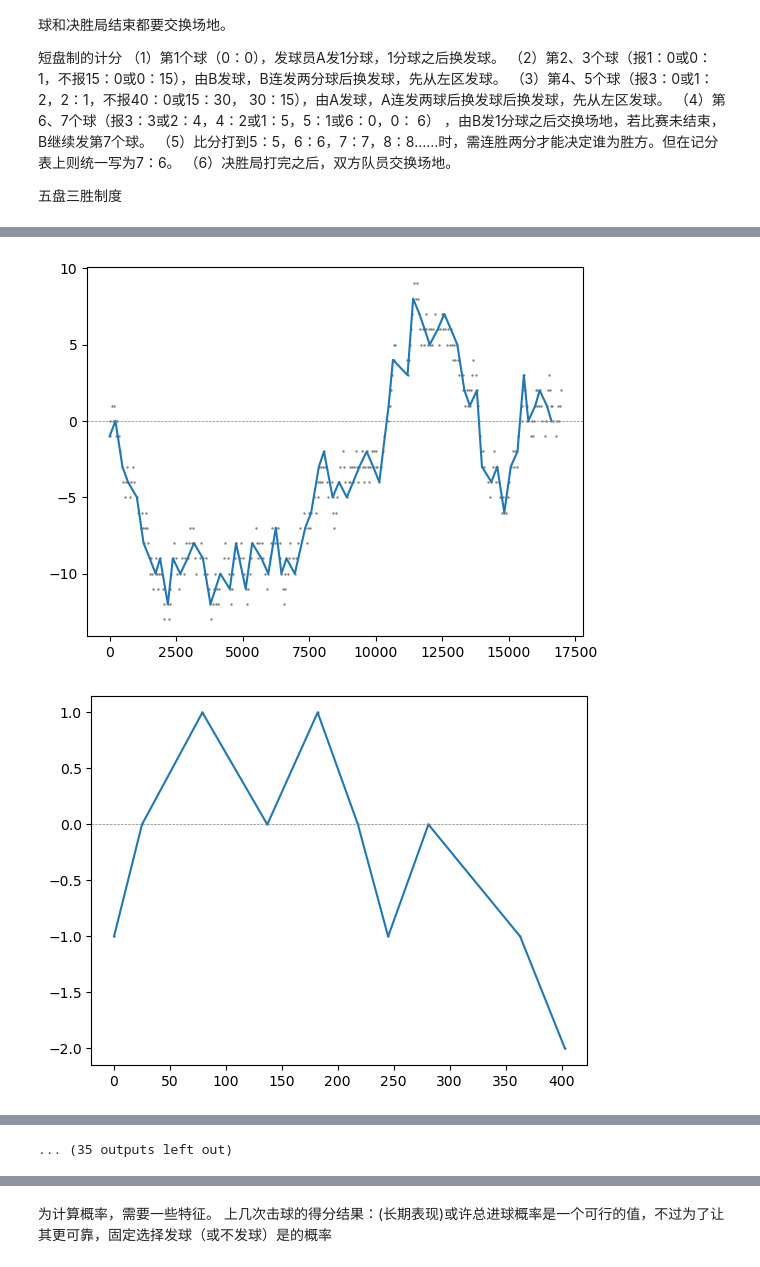
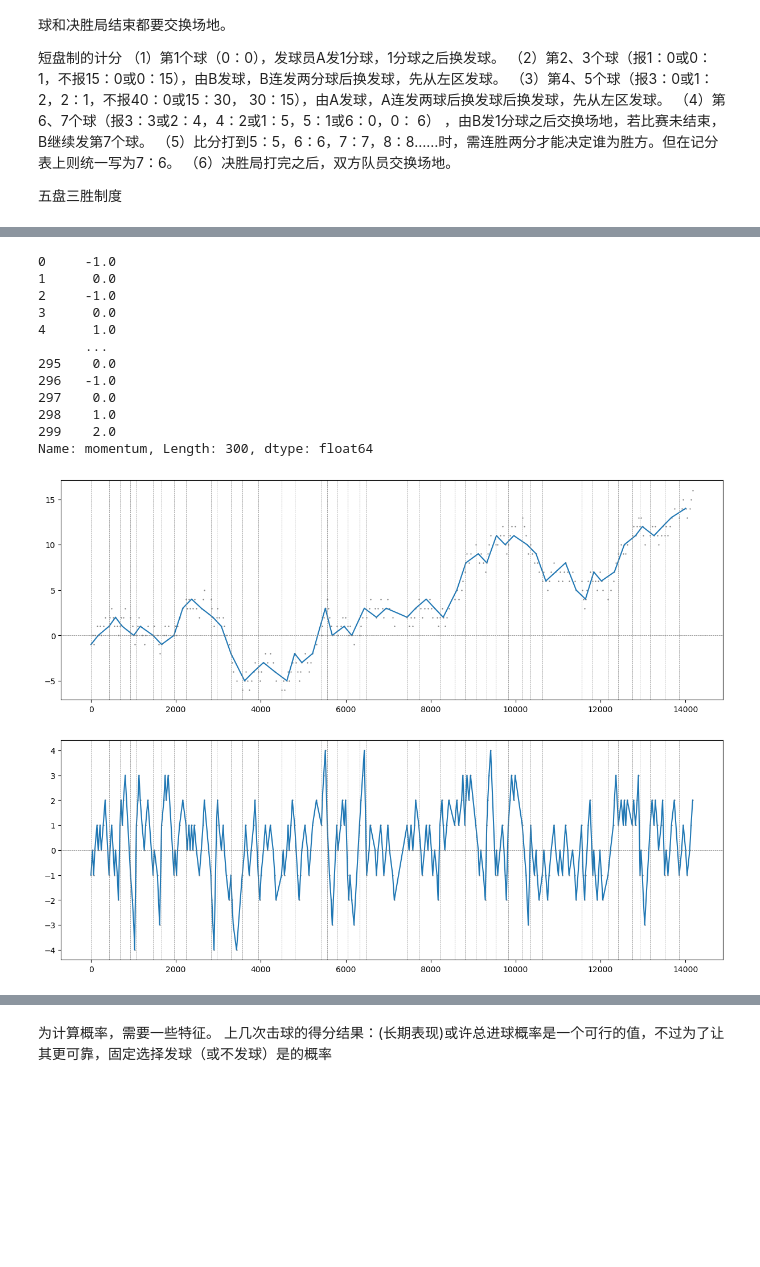
Before and after one commit to Zeauw-cn/mcm-2024, a Jupyter notebook: code/solution.ipynb, the cells around one changed output, grey strips where cells are left out. Cells and saved outputs as stored; diff of their text form; code cells hidden in the pictures; blank space fills up the shorter version.

```diff
--- a/code/solution.ipynb
+++ b/code/solution.ipynb
@@ -80,7 +78,7 @@ D.每6分球和决胜局结束都要交换场地。
 
 若分差呈上升趋势，则player1表现好，若下降趋势，则player2表现好
 # %%
-def xyCal(gameData, interval):
+def dataCal(gameData, interval):
     pointErr = np.zeros(gameData.shape[0])
     sumOfPoint1 = 0
     sumOfPoint2 = 0
@@ -99,48 +97,71 @@ def xyCal(gameData, interval):
     xyData = pd.DataFrame()
     exyData = pd.DataFrame()
     xyData['time'] = gameData['elapsed_time']
-    xyData['pointErr'] = pointErr
-    exyData['pointErr'] = examplingPointErr
+    xyData['momentum'] = pointErr
+    exyData['momentum'] = examplingPointErr
     exyData['time'] = examplingTime
     return xyData, exyData
-def drawFig(gameData, interval, filename):
-    xyData, exyData = xyCal(gameData, interval)
+
+def drawFig(gameData, xyData, exyData, filename):
     diff = np.diff(xyData['time'])
     breakPoints = [0]
     if np.max(diff) > 3600:
         breakPoints = np.where(diff > 3600)[0]
     if breakPoints[0] != 0:
-        fig, (ax1, ax2) = plt.subplots(1, 2, sharey=True)
+        fig0, (ax1, ax2) = plt.subplots(1, 2, sharey=True, figsize=(10, 5))
         ax1.set_xlim(xyData['time'].min(), xyData['time'].iloc[breakPoints[0]])
         ax2.set_xlim(xyData['time'].iloc[breakPoints[0]+1],xyData['time'].max())
         ax1.spines.right.set_visible(False)
         ax2.spines.left.set_visible(False)
         ax2.tick_params(left=False)
         ax1x, ax2x = xyData['time'].iloc[0:breakPoints[0]], xyData['time'].iloc[breakPoints[0]+1:]
-        ax1y, ax2y = xyData['pointErr'].iloc[0:breakPoints[0]], xyData['pointErr'].iloc[breakPoints[0]+1:]
+        ax1y, ax2y = xyData['momentum'].iloc[0:breakPoints[0]], xyData['momentum'].iloc[breakPoints[0]+1:]
         diff = np.diff(exyData['time'])
         breakPoints = np.where(diff > 3600)[0]
         ax1ex, ax2ex = exyData['time'].iloc[0:breakPoints[0]], exyData['time'].iloc[breakPoints[0]+1:]
-        ax1ey, ax2ey = exyData['pointErr'].iloc[0:breakPoints[0]], exyData['pointErr'].iloc[breakPoints[0]+1:]
+        ax1ey, ax2ey = exyData['momentum'].iloc[0:breakPoints[0]], exyData['momentum'].iloc[breakPoints[0]+1:]
         ax1.plot(ax1ex, ax1ey)
         ax2.plot(ax2ex, ax2ey)
         ax1.scatter(ax1x, ax1y, s=2,marker='.',c='grey')
         ax2.scatter(ax2x, ax2y, s=2,marker='.',c='grey')
         ax1.axhline(0,color='grey',linestyle='--',linewidth=0.5)
         ax2.axhline(0,color='grey',linestyle='--',linewidth=0.5)
     else:
-        fig0, ax = plt.subplots()
-        ax.scatter(xyData['time'],xyData['pointErr'],s=2,marker='.',c='grey')
-        ax.plot(exyData['time'],exyData['pointErr'])
+        fig0, ax = plt.subplots(figsize=(15, 5))
+        ax.scatter(xyData['time'],xyData['momentum'],s=2,marker='.',c='grey')
+        ax.plot(exyData['time'],exyData['momentum'])
         ax.axhline(0,color='grey',linestyle='--',linewidth=0.5)
         # plt.savefig(filename)
-gameData = data[data['match_id'] == 30]
-drawFig(gameData, 5, 'main_fig.pdf')
+    gameStart = gameData[(gameData['p1_score'] == 0)&(gameData['p2_score']==0)]['elapsed_time']
+    for xAxis in gameStart:
+        ax.axvline(xAxis,color='grey',linestyle='--',linewidth=0.5)
+    momentum = xyData['momentum']
+    return momentum
+gameData = data[data['match_id'] == 0]
+xyData, exyData = dataCal(gameData, 5)
+drawFig(gameData, xyData, exyData, 'main_fig.pdf')
+xyDataGame = pd.DataFrame()
+exyDataGame = pd.DataFrame()
 # 对于每一场比赛的小局
 for i in range(1,np.max(gameData['set_no'])+1):
     for k in range(1,np.max(gameData[gameData['set_no'] == i]['game_no'])+1):
         gameDataInGame = gameData[(gameData['set_no'] == i)&(gameData['game_no'] == k)]
-        drawFig(gameDataInGame, 1, 'fig'+str(i)+str(k)+'.pdf')
+        xyData, exyData = dataCal(gameDataInGame, 1)
+        xyDataGame = pd.concat([xyDataGame, xyData])
+        exyDataGame = pd.concat([exyDataGame, exyData])
+drawFig(gameData, xyDataGame, exyDataGame, 'in_game.pdf')
 # %% [output]
+0     -1.0
+1      0.0
+2     -1.0
+3      0.0
+4      1.0
+      ...
+295    0.0
+296   -1.0
+297    0.0
+298    1.0
+299    2.0
+Name: momentum, Length: 300, dtype: float64
-[figure, old version]
+[figure, new version]
-[figure, old version]
+[figure, new version]
@@ -157 +167,0 @@ for i in range(1,np.max(gameData['set_no'])+1):
-... (35 outputs left out)
```
Also changed, not shown: parts of 4 cells of this notebook, 1 other file.
